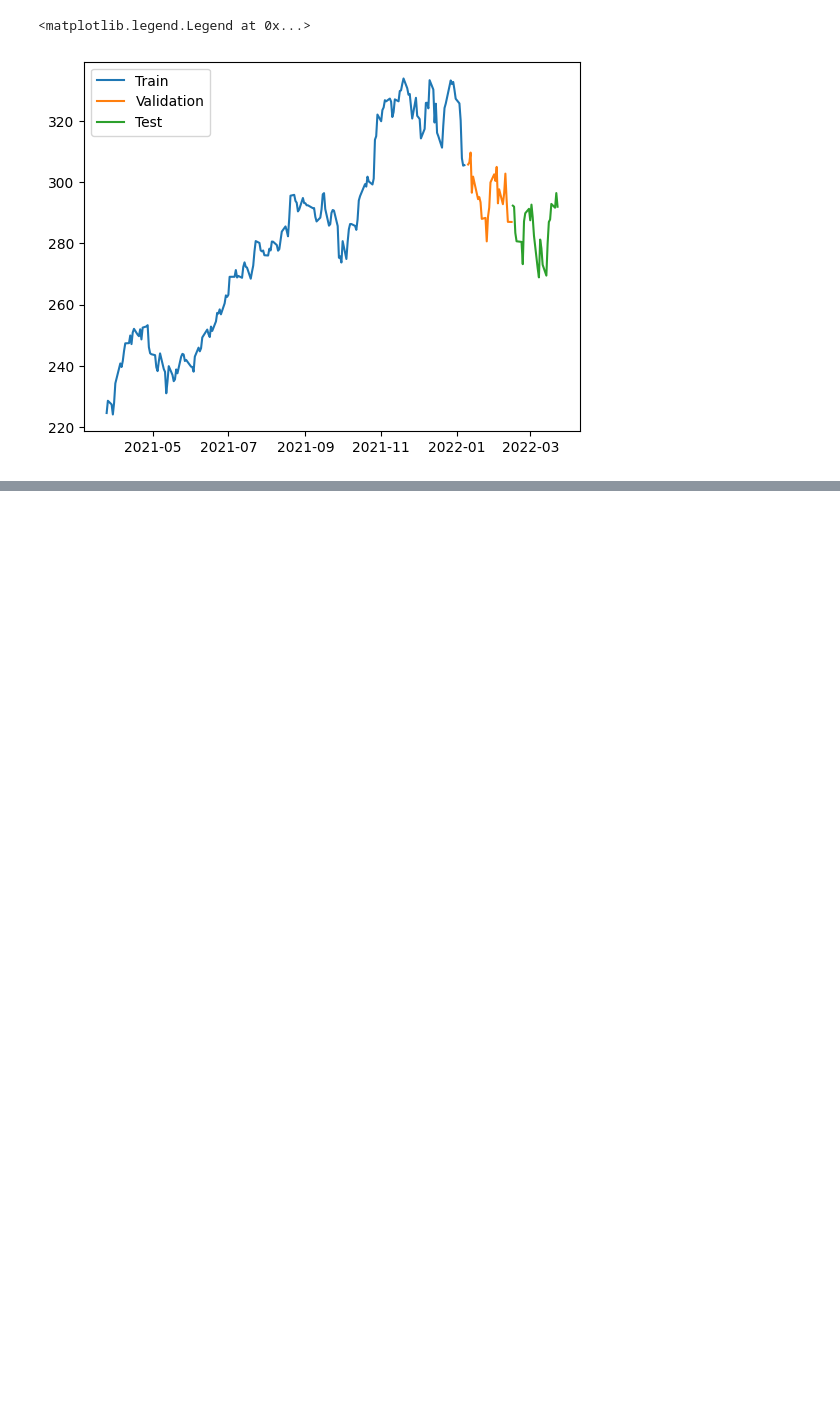
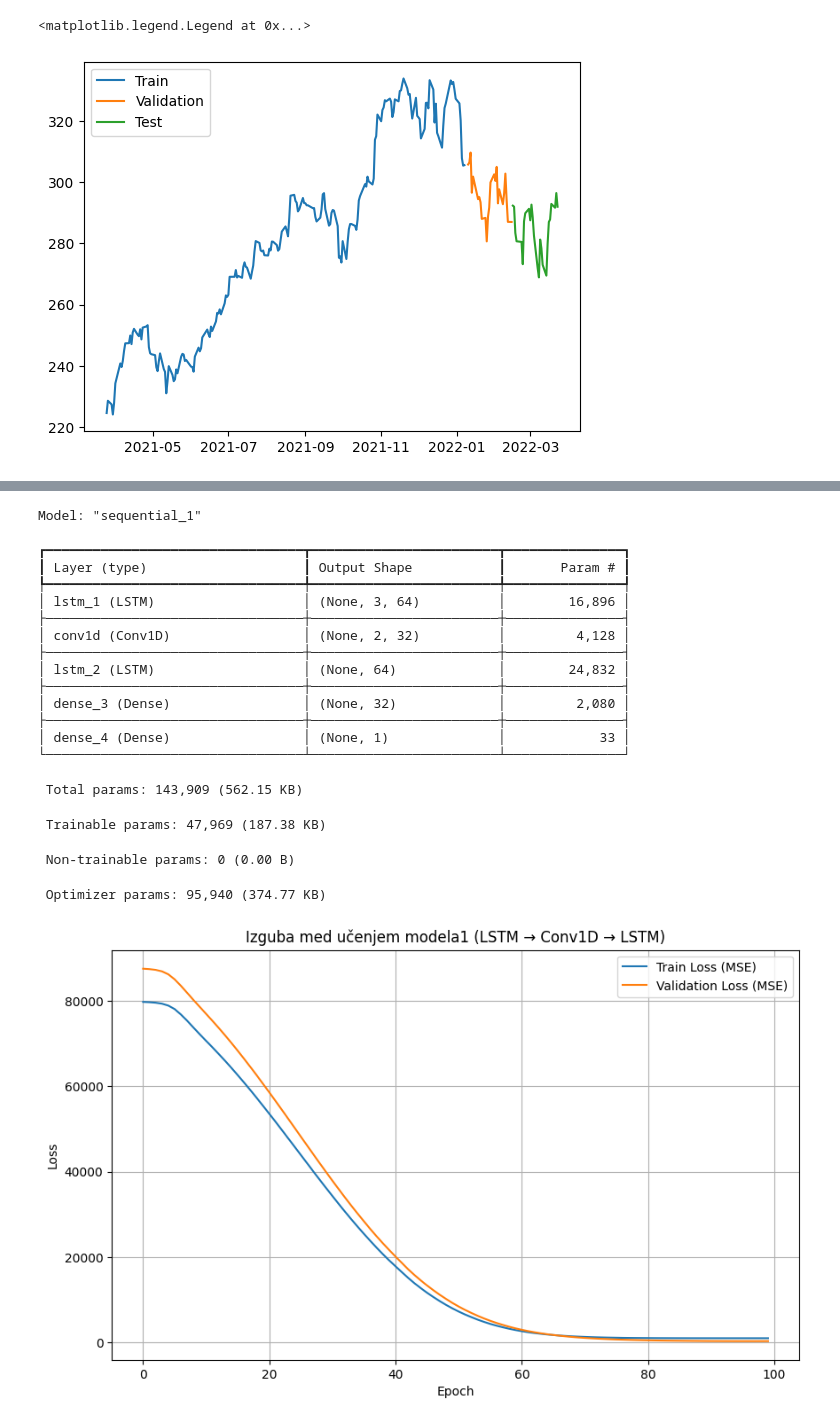
Before and after one commit to Stocks-agent-org/Stocks-agent, a Jupyter notebook: finance_api_f/LSTM.ipynb, the cells around one changed output, grey strips where cells are left out. Saved outputs shown, nothing was run; the diff lists cells and outputs as text; code cells hidden in the pictures; blank space fills up the shorter version.

Commit message:
stirje nadgrajeni modeli

```diff
--- a/finance_api_f/LSTM.ipynb
+++ b/finance_api_f/LSTM.ipynb
@@ -285,0 +430,34 @@ plt.legend(['Training Predictions', 'Training Observations'])
+# %%
+model1.summary()
+# Vizualizacija izgube (loss) med učenjem
+import matplotlib.pyplot as plt
+
+plt.figure(figsize=(10,6))
+plt.plot(history1.history['loss'], label='Train Loss (MSE)')
+plt.plot(history1.history['val_loss'], label='Validation Loss (MSE)')
+plt.xlabel('Epoch')
+plt.ylabel('Loss')
+plt.title('Izguba med učenjem modela1 (LSTM → Conv1D → LSTM)')
+plt.legend()
+plt.grid(True)
+plt.show()
+# %% [output]
+Model: "sequential_1"
+┏━━━━━━━━━━━━━━━━━━━━━━━━━━━━━━━━━┳━━━━━━━━━━━━━━━━━━━━━━━━┳━━━━━━━━━━━━━━━┓
+┃ Layer (type)                    ┃ Output Shape           ┃       Param # ┃
+┡━━━━━━━━━━━━━━━━━━━━━━━━━━━━━━━━━╇━━━━━━━━━━━━━━━━━━━━━━━━╇━━━━━━━━━━━━━━━┩
+│ lstm_1 (LSTM)                   │ (None, 3, 64)          │        16,896 │
+├─────────────────────────────────┼────────────────────────┼───────────────┤
+│ conv1d (Conv1D)                 │ (None, 2, 32)          │         4,128 │
+├─────────────────────────────────┼────────────────────────┼───────────────┤
+│ lstm_2 (LSTM)                   │ (None, 64)             │        24,832 │
+├─────────────────────────────────┼────────────────────────┼───────────────┤
+│ dense_3 (Dense)                 │ (None, 32)             │         2,080 │
+├─────────────────────────────────┼────────────────────────┼───────────────┤
+│ dense_4 (Dense)                 │ (None, 1)              │            33 │
+└─────────────────────────────────┴────────────────────────┴───────────────┘
+ Total params: 143,909 (562.15 KB)
+ Trainable params: 47,969 (187.38 KB)
+ Non-trainable params: 0 (0.00 B)
+ Optimizer params: 95,940 (374.77 KB)
+[figure, added]
```
Also changed, not shown: parts of 23 cells of this notebook.
